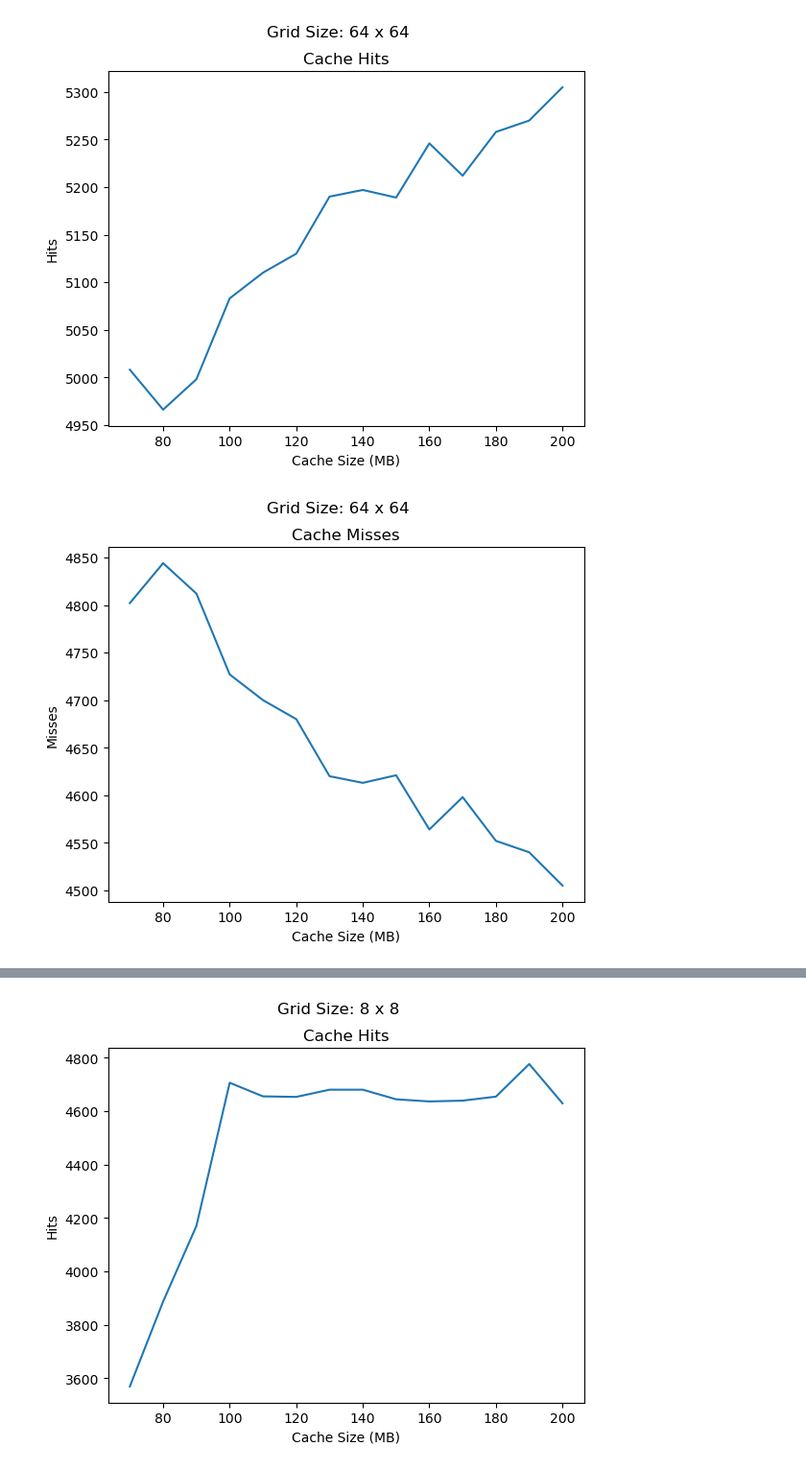
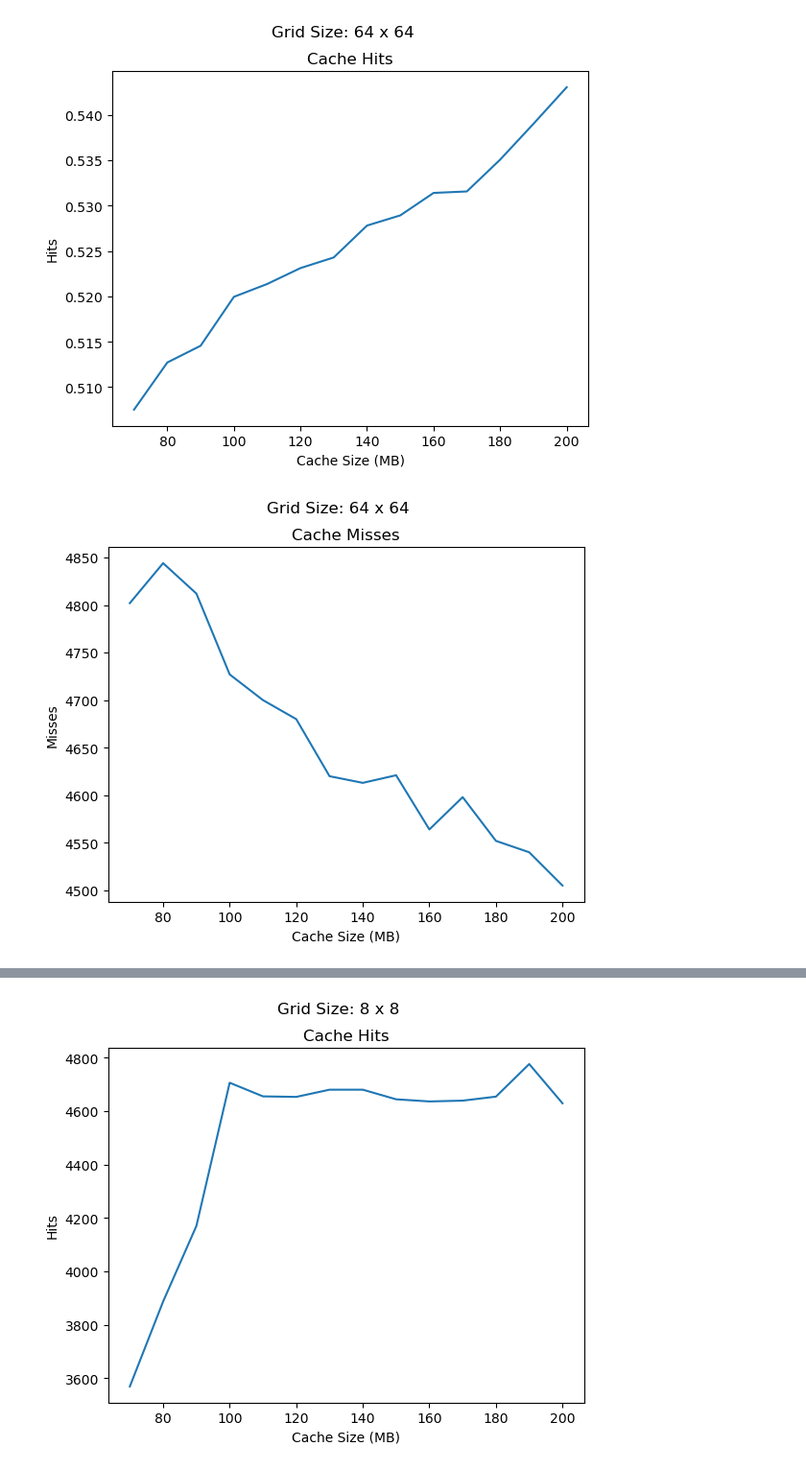
Before and after one commit to sayondeep/Thesis, a Jupyter notebook: data_processing/hit_miss_static.ipynb, the cells around one changed output, grey strips where cells are left out. Shown: that part at 96% size. Cells and saved outputs as stored; diff of their text form; code cells hidden in the pictures.

```diff
--- a/data_processing/hit_miss_static.ipynb
+++ b/data_processing/hit_miss_static.ipynb
@@ -1,34 +1,34 @@
 # %%
 import matplotlib.pyplot as plt
 
 
 # hits =[7589, 7621, 7702, 7756, 7792, 7810, 7819, 7827, 7840, 7840, 7840, 7840, 7840, 7840]
 # miss = [2221, 2189, 2108, 2054, 2018, 2000, 1991, 1983, 1970, 1970, 1970, 1970, 1970, 1970]
 
-hits =[5008, 4966, 4998, 5083, 5110, 5130, 5190, 5197, 5189, 5246, 5212, 5258, 5270, 5305]
+hits =[0.507512742099898, 0.5127115188583079, 0.5145565749235473, 0.5199490316004077, 0.5213659531090724, 0.5231192660550459, 0.5242915392456677, 0.5278083588175331, 0.5289296636085628, 0.5314067278287462, 0.5315698267074414, 0.5350764525993884, 0.5390214067278287, 0.5430581039755351]
 miss =[4802, 4844, 4812, 4727, 4700, 4680, 4620, 4613, 4621, 4564, 4598, 4552, 4540, 4505]
 
 cache_sizes = range(70, 201, 10)
 
 # Plotting hits
 plt.figure(1)
 plt.plot(cache_sizes, hits)
 plt.xlabel('Cache Size (MB)')
 plt.ylabel('Hits')
 plt.title('Cache Hits')
 plt.suptitle('Grid Size: 64 x 64')
 
 # Plotting misses
 plt.figure(2)
 plt.plot(cache_sizes, miss)
 plt.xlabel('Cache Size (MB)')
 plt.ylabel('Misses')
 plt.title('Cache Misses')
 plt.suptitle('Grid Size: 64 x 64')
 
 plt.show()
 # %% [output]
-[figure, old version]
+[figure, new version]
 [figure]
 # %%
 # hits =[8432, 8451, 8535, 8506, 8544, 8546, 8551, 8604, 8668, 8679, 8735, 8774, 8787, 8786]
```
Also changed, not shown: parts of 2 cells of this notebook, 33 other files.
